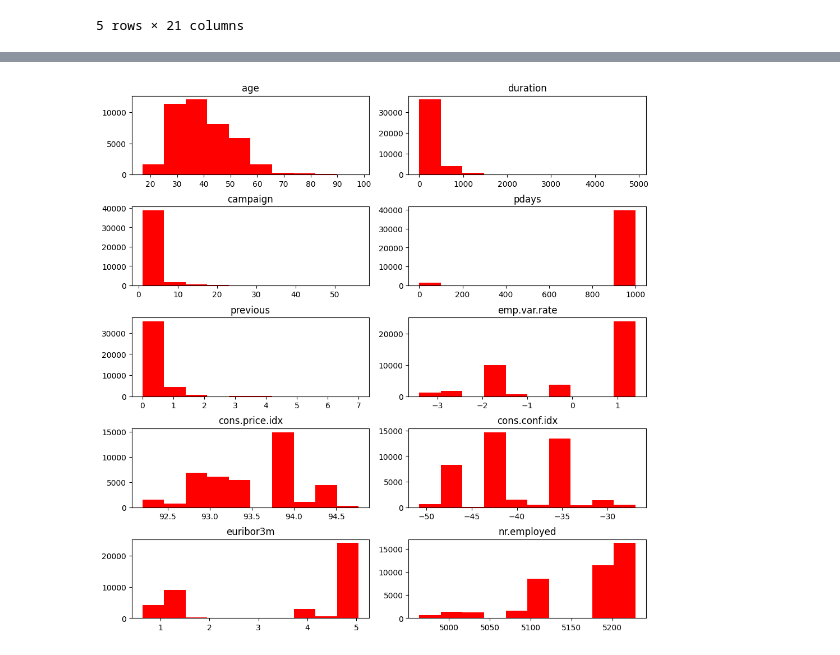
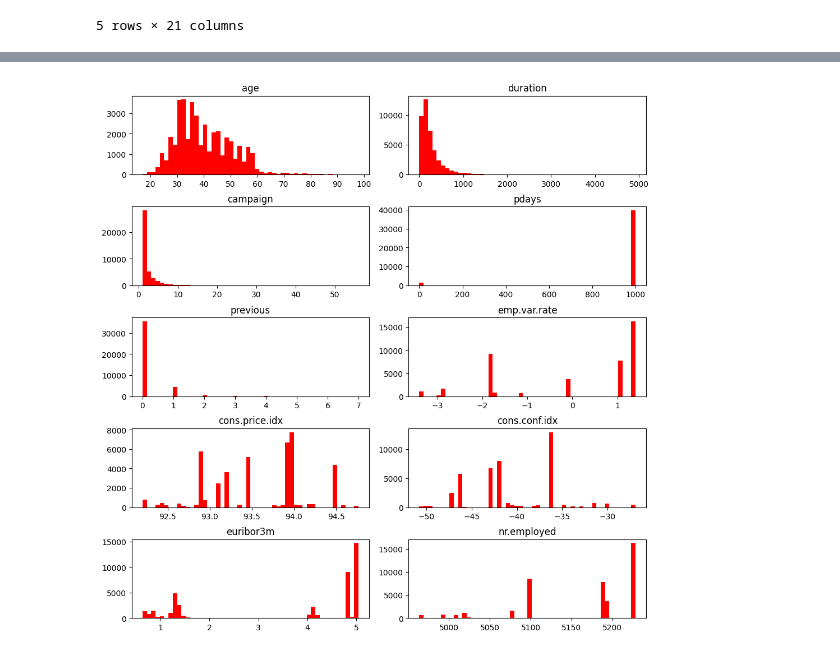
Before and after one commit to iabhiroop/Data_a_thon-ML-DS, a Jupyter notebook: Data notebook.ipynb, the cells around one changed output, grey strips where cells are left out. Drawn from its saved outputs; the diff is of its cells as text; code cells hidden in the pictures.

```diff
--- a/Data notebook.ipynb
+++ b/Data notebook.ipynb
@@ -59,12 +59,12 @@ cat_column=data.select_dtypes(include=object).columns
 # %%
 #Visualizing the distribution of numerical columns using historgram
 plt.figure(figsize=(10,10))
 for i in range(len(num_columns)):
     plt.subplot(5,2,i+1)
-    plt.hist(data[num_columns[i]],color='red')
+    plt.hist(data[num_columns[i]],color='red',bins=50)
     plt.title(num_columns[i])
 
 plt.tight_layout(pad=0.8)
 plt.show()
 # %% [output]
-[figure, old version]
+[figure, new version]
```
Also changed, not shown: parts of 2 cells of this notebook.
